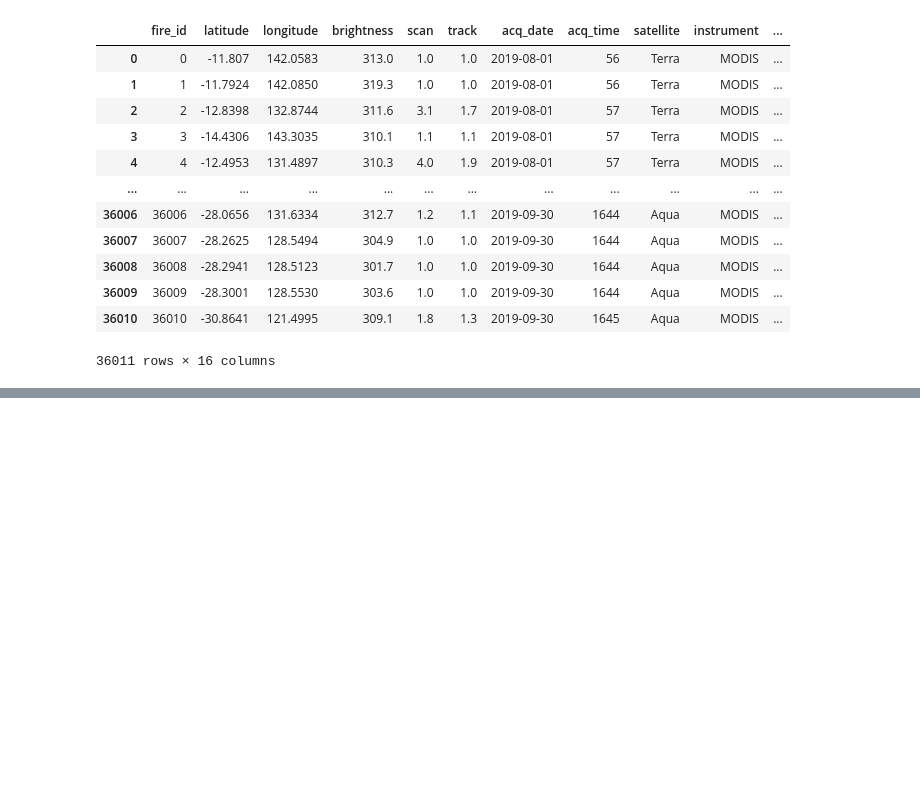
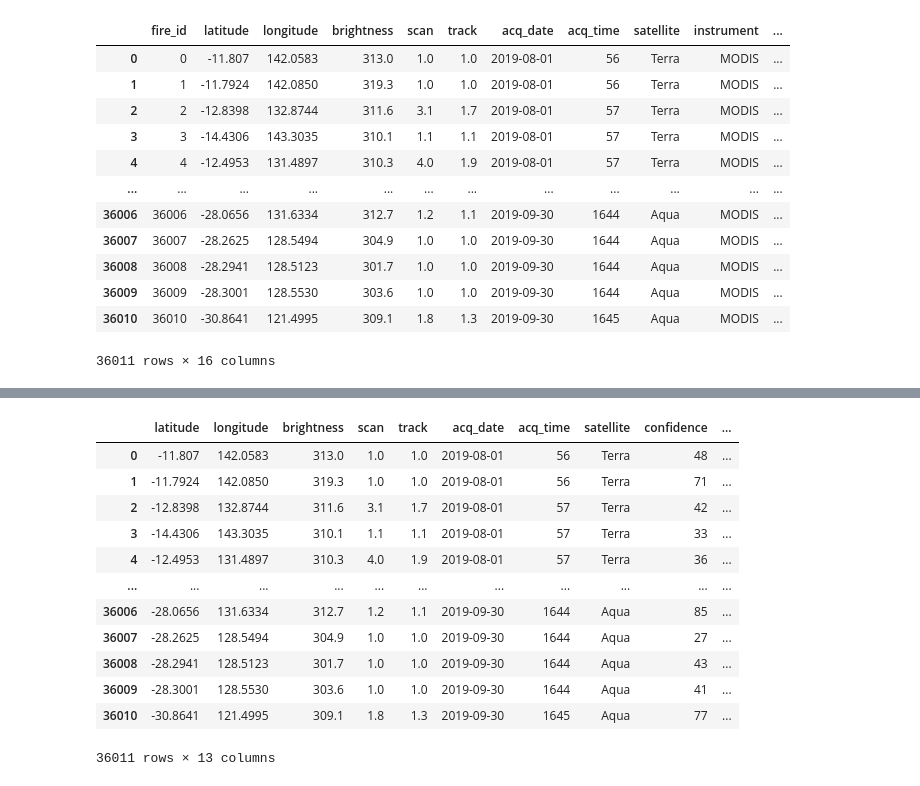
Before and after one commit to leo90rc/San_Gabriel, a Jupyter notebook: TOTUM_REVOLUTUM_complete_exercise/src/utils/testmysql.ipynb, the cells around one changed output, grey strips where cells are left out. Saved outputs shown, nothing was run; the diff lists cells and outputs as text; code cells hidden in the pictures; blank space fills up the shorter version.

```diff
--- a/TOTUM_REVOLUTUM_complete_exercise/src/utils/testmysql.ipynb
+++ b/TOTUM_REVOLUTUM_complete_exercise/src/utils/testmysql.ipynb
@@ -55,0 +82,16 @@ df
+# %%
+df
+# %% [output]
+|  | latitude | longitude | brightness | scan | track | acq_date | acq_time | satellite | confidence | ... |
+| 0 | -11.807 | 142.0583 | 313.0 | 1.0 | 1.0 | 2019-08-01 | 56 | Terra | 48 | ... |
+| 1 | -11.7924 | 142.0850 | 319.3 | 1.0 | 1.0 | 2019-08-01 | 56 | Terra | 71 | ... |
+| 2 | -12.8398 | 132.8744 | 311.6 | 3.1 | 1.7 | 2019-08-01 | 57 | Terra | 42 | ... |
+| 3 | -14.4306 | 143.3035 | 310.1 | 1.1 | 1.1 | 2019-08-01 | 57 | Terra | 33 | ... |
+| 4 | -12.4953 | 131.4897 | 310.3 | 4.0 | 1.9 | 2019-08-01 | 57 | Terra | 36 | ... |
+| ... | ... | ... | ... | ... | ... | ... | ... | ... | ... | ... |
+| 36006 | -28.0656 | 131.6334 | 312.7 | 1.2 | 1.1 | 2019-09-30 | 1644 | Aqua | 85 | ... |
+| 36007 | -28.2625 | 128.5494 | 304.9 | 1.0 | 1.0 | 2019-09-30 | 1644 | Aqua | 27 | ... |
+| 36008 | -28.2941 | 128.5123 | 301.7 | 1.0 | 1.0 | 2019-09-30 | 1644 | Aqua | 43 | ... |
+| 36009 | -28.3001 | 128.5530 | 303.6 | 1.0 | 1.0 | 2019-09-30 | 1644 | Aqua | 41 | ... |
+| 36010 | -30.8641 | 121.4995 | 309.1 | 1.8 | 1.3 | 2019-09-30 | 1645 | Aqua | 77 | ... |
+36011 rows × 13 columns
```
Also changed, not shown: parts of 17 cells of this notebook, 1 other file.
